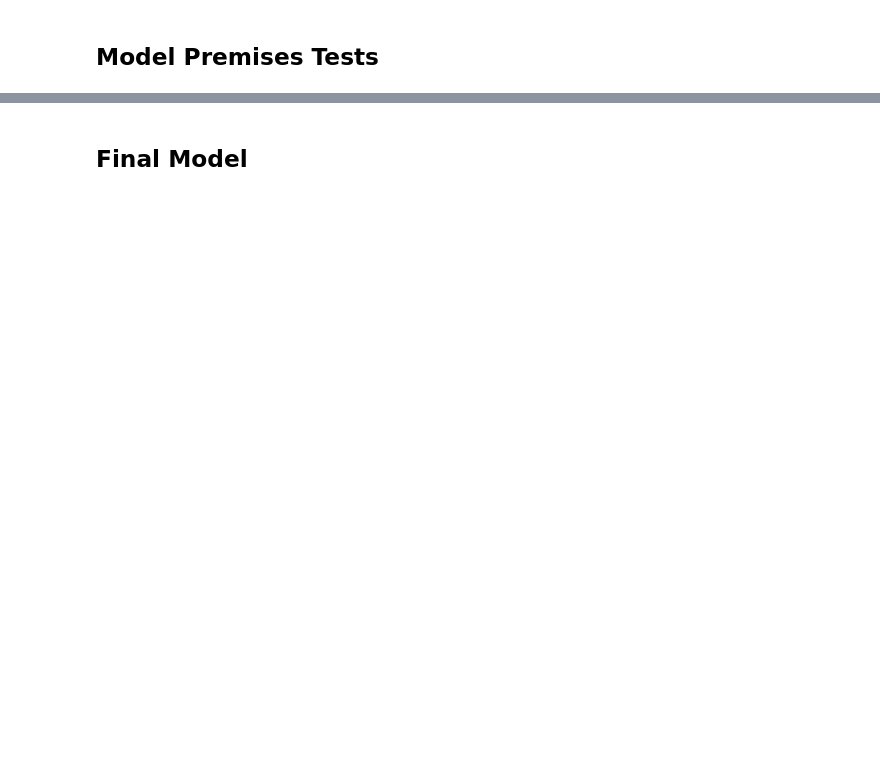
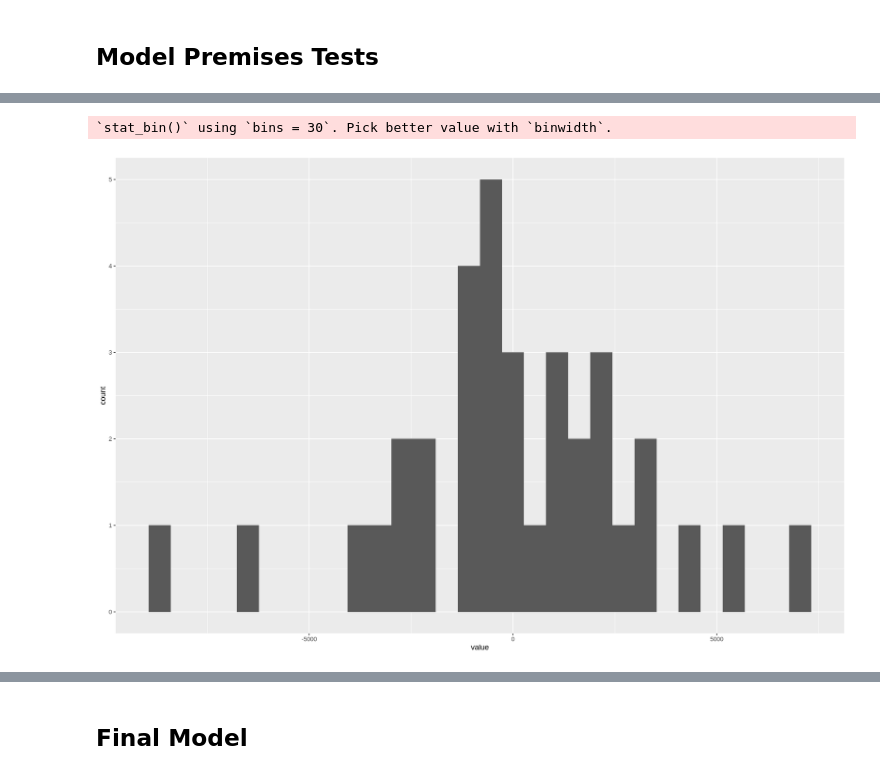
Before and after one commit to nickobard/eurostat-datasets-analysis, a Jupyter notebook: sem-3/semestral-work.ipynb, the cells around one changed output, grey strips where cells are left out. Drawn from its saved outputs; the diff is of its cells as text; code cells hidden in the pictures; blank space fills up the shorter version.

```diff
--- a/sem-3/semestral-work.ipynb
+++ b/sem-3/semestral-work.ipynb
@@ -852,0 +879,7 @@ https://cran.r-project.org/web/packages/olsrr/vignettes/regression_diagnostics.h
+# %%
+residuals <- data.frame(value=model$residuals)
+ggplot(residuals, aes(x=value)) +
+    geom_histogram()
+# %% [output]
+`stat_bin()` using `bins = 30`. Pick better value with `binwidth`.
+[figure, added]
```
Also changed, not shown: parts of 16 cells of this notebook.
